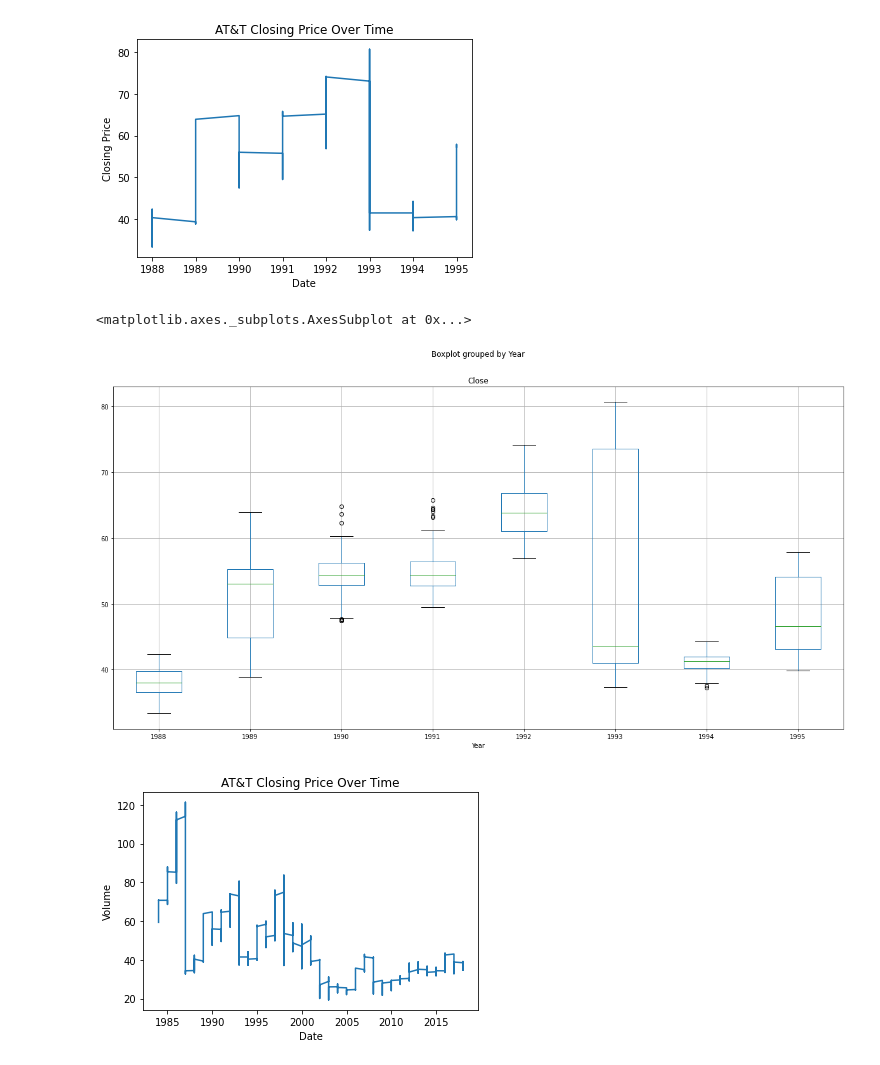
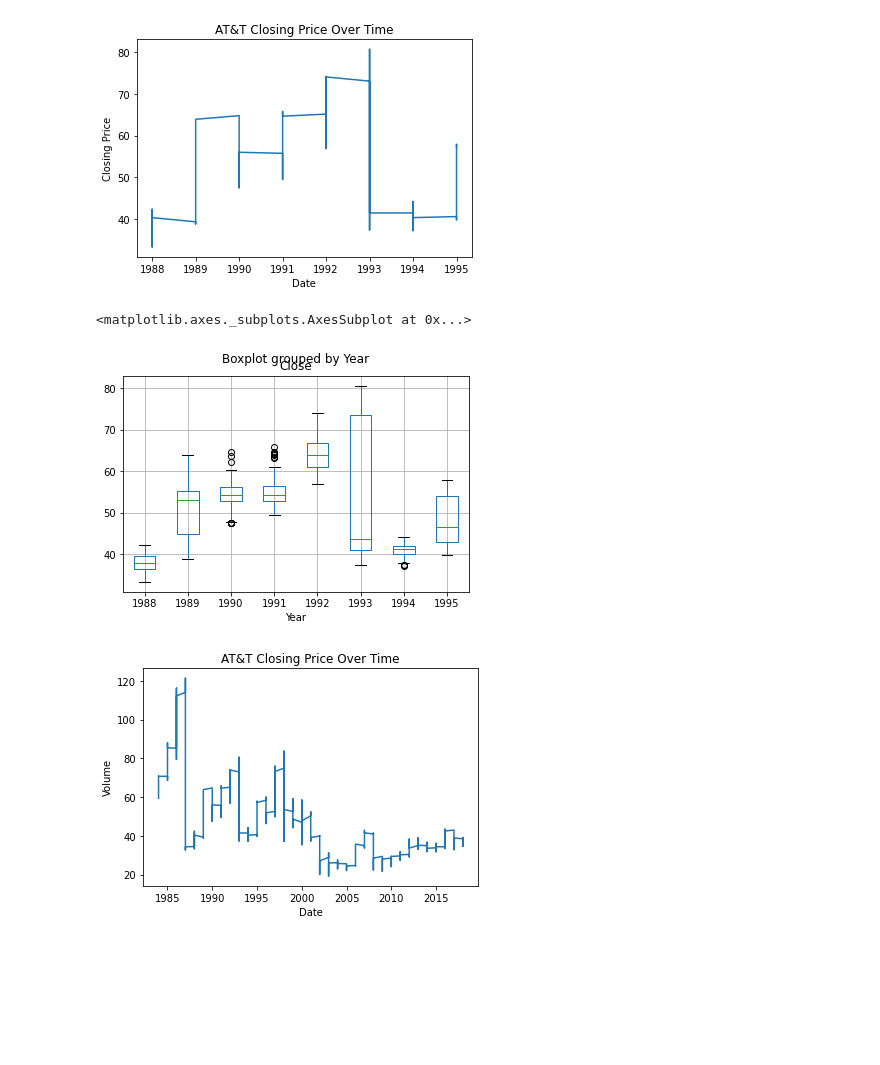
Before and after one commit to mssubaiti/Project1_Group1, a Jupyter notebook: nasdaq.ipynb, the cells around one changed output. Drawn from its saved outputs; the diff is of its cells as text; code cells hidden in the pictures; blank space fills up the shorter version.

```diff
--- a/nasdaq.ipynb
+++ b/nasdaq.ipynb
@@ -104,10 +113,10 @@ plt.show()
 # %% [output]
 [figure]
 # %%
-att_1988_split.boxplot("Close", by="Year", figsize=(20,10))
+att_1988_split.boxplot("Close", by="Year")
 # %% [output]
 <matplotlib.axes._subplots.AxesSubplot at 0x...>
-[figure, old version]
+[figure, new version]
 # %%
 plt.plot(att_split["Year"], att_split['Close'])
 plt.title("AT&T Closing Price Over Time")
```
Also changed, not shown: parts of 1 cell of this notebook.
